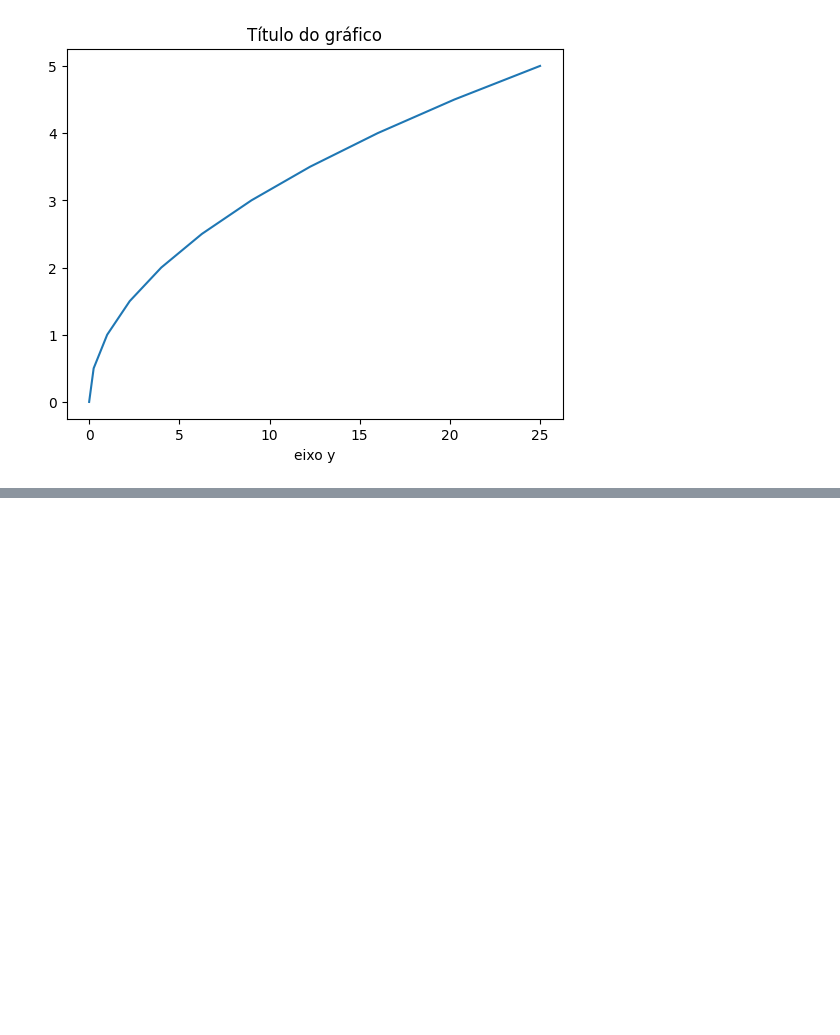
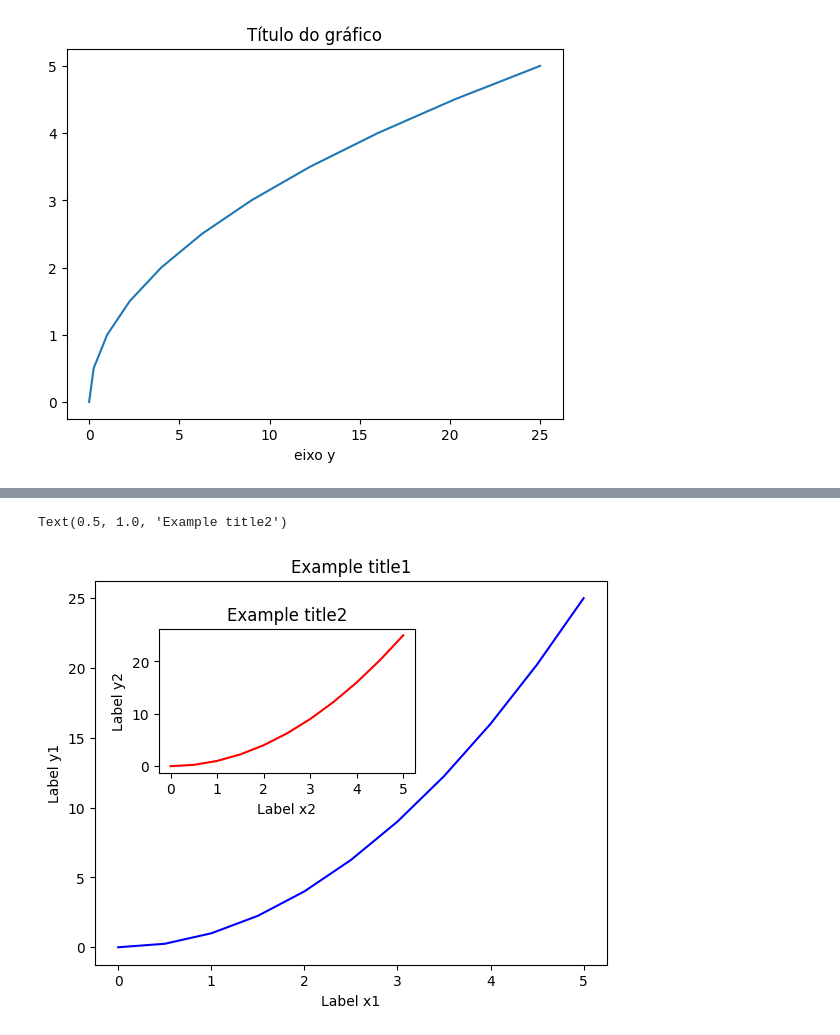
Before and after one commit to pablobelmiro/curso-python, a Jupyter notebook: matplotib/matplotlib-basics.ipynb, the cells around one changed output, grey strips where cells are left out. Saved outputs shown, nothing was run; the diff lists cells and outputs as text; code cells hidden in the pictures; blank space fills up the shorter version.

```diff
--- a/matplotib/matplotlib-basics.ipynb
+++ b/matplotib/matplotlib-basics.ipynb
@@ -23,0 +54,25 @@ plt.plot(y, x)
+# %%
+# Utilizando 2 eixos aplicados à uma figure
+# Instanciação de uma figure
+fig = plt.figure()
+
+# Adicionando eixos à uma figure
+# montado a partir de 4 valores
+eixo1 = fig.add_axes([0.1, 0.1, 0.8, 0.8]) # Ordem => Esquerda, inferior, largura, altura
+eixo2 = fig.add_axes([0.2, 0.5, 0.4, 0.3]) # Ordem => Esquerda, inferior, largura, altura
+
+
+# Estilizar o gráfico 1
+eixo1.plot(x, y, 'blue')
+eixo1.set_xlabel('Label x1')
+eixo1.set_ylabel('Label y1')
+eixo1.set_title('Example title1')
+
+# Estilizar o gráfico 2
+eixo2.plot(x, y, 'red')
+eixo2.set_xlabel('Label x2')
+eixo2.set_ylabel('Label y2')
+eixo2.set_title('Example title2')
+# %% [output]
+Text(0.5, 1.0, 'Example title2')
+[figure, added]
```
Also changed, not shown: parts of 11 cells of this notebook.
